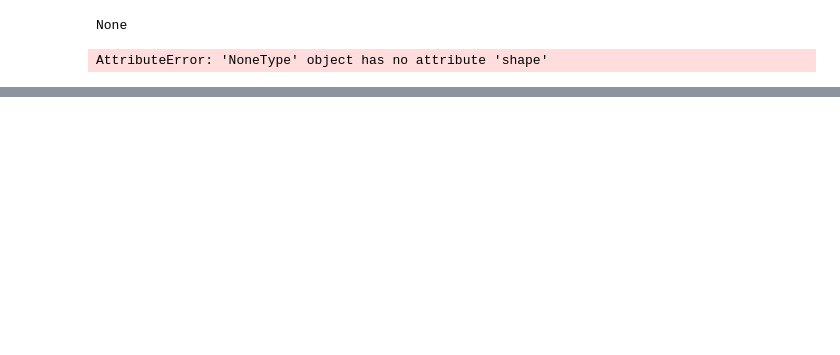
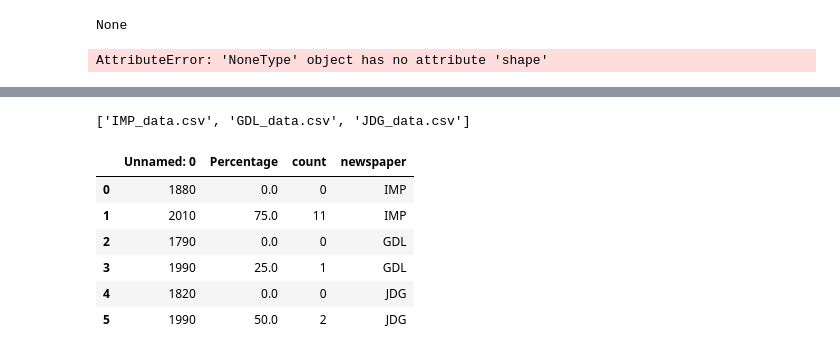
Before and after one commit to idadencker/CDS_vis24, a Jupyter notebook: assignment_4/src/detecting_faces.ipynb, the cells around one changed output, grey strips where cells are left out. Saved outputs shown, nothing was run; the diff lists cells and outputs as text; code cells hidden in the pictures; blank space fills up the shorter version.

```diff
--- a/assignment_4/src/detecting_faces.ipynb
+++ b/assignment_4/src/detecting_faces.ipynb
@@ -260,6 +297,0 @@ perc_pages_with_faces_per_decade
-# %%
-for newspaper_name, data in faces_rawcount_per_decade.items():
-        df = pd.DataFrame.from_dict(data,
-        orient='index', columns=['Faces_Count'])
-
-        df.to_csv(f'../out/{newspaper_name}_faces_per_decade.csv')
@@ -701,0 +306,24 @@ is_face_present
+# %%
+import os
+import pandas as pd
+
+csv_files = [f for f in os.listdir("../out/") if f.endswith('.csv')]
+print(csv_files)
+
+dfs = []
+
+for csv in csv_files:
+    df = pd.read_csv(os.path.join("../out", csv))
+    dfs.append(df)
+
+final_df = pd.concat(dfs, ignore_index=True)
+final_df
+# %% [output]
+['IMP_data.csv', 'GDL_data.csv', 'JDG_data.csv']
+|  | Unnamed: 0 | Percentage | count | newspaper |
+| 0 | 1880 | 0.0 | 0 | IMP |
+| 1 | 2010 | 75.0 | 11 | IMP |
+| 2 | 1790 | 0.0 | 0 | GDL |
+| 3 | 1990 | 25.0 | 1 | GDL |
+| 4 | 1820 | 0.0 | 0 | JDG |
+| 5 | 1990 | 50.0 | 2 | JDG |
```
Also changed, not shown: parts of 24 cells of this notebook, 9 other files.
